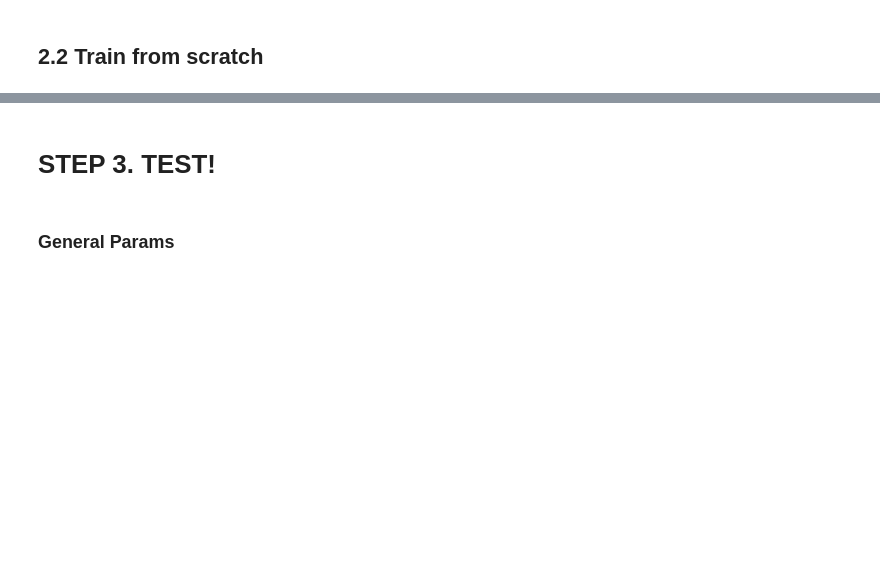
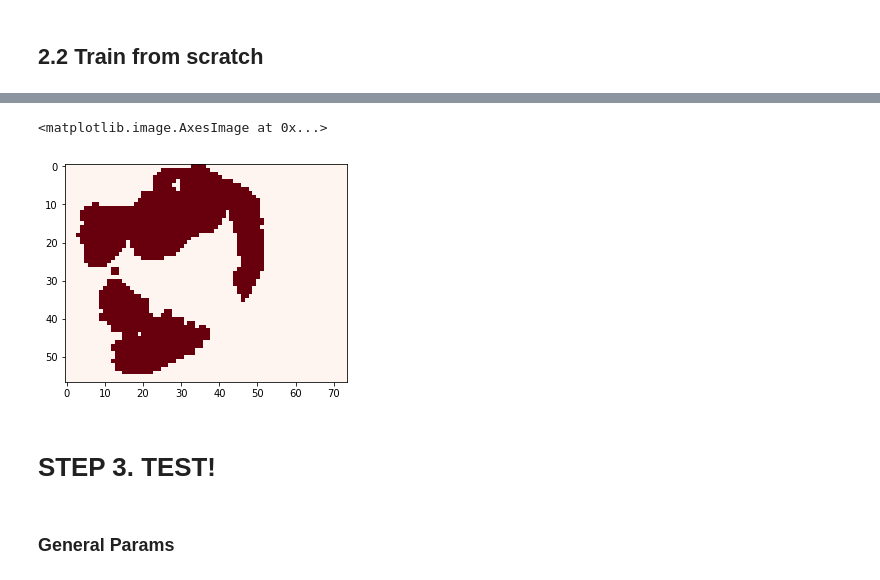
Before and after one commit to JingQian87/AppliedDL, a Jupyter notebook: project/Project_SingleScale.ipynb, the cells around one changed output, grey strips where cells are left out. Drawn from its saved outputs; the diff is of its cells as text; code cells hidden in the pictures; blank space fills up the shorter version.

```diff
--- a/project/Project_SingleScale.ipynb
+++ b/project/Project_SingleScale.ipynb
@@ -179,3 +291,8 @@ history2 = model2.fit(train_features, train_labels,
+# %%
+plt.imshow(test_label, cmap='Reds')
+# %% [output]
+<matplotlib.image.AxesImage at 0x...>
+[figure, added]
 # %% [markdown]
 # STEP 3. TEST!
 # %% [markdown]
```
Also changed, not shown: parts of 38 cells of this notebook, 7 other files.
